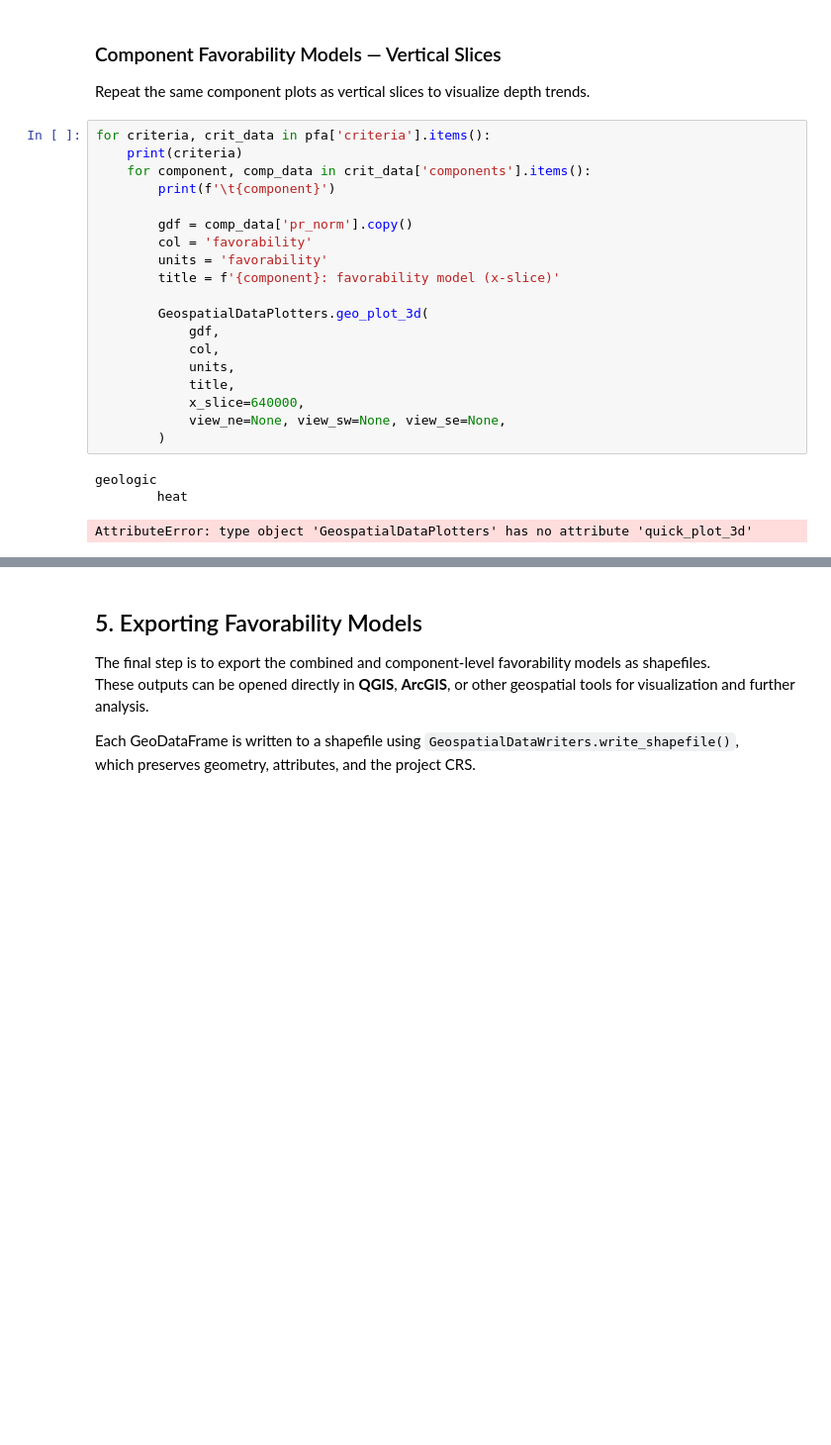
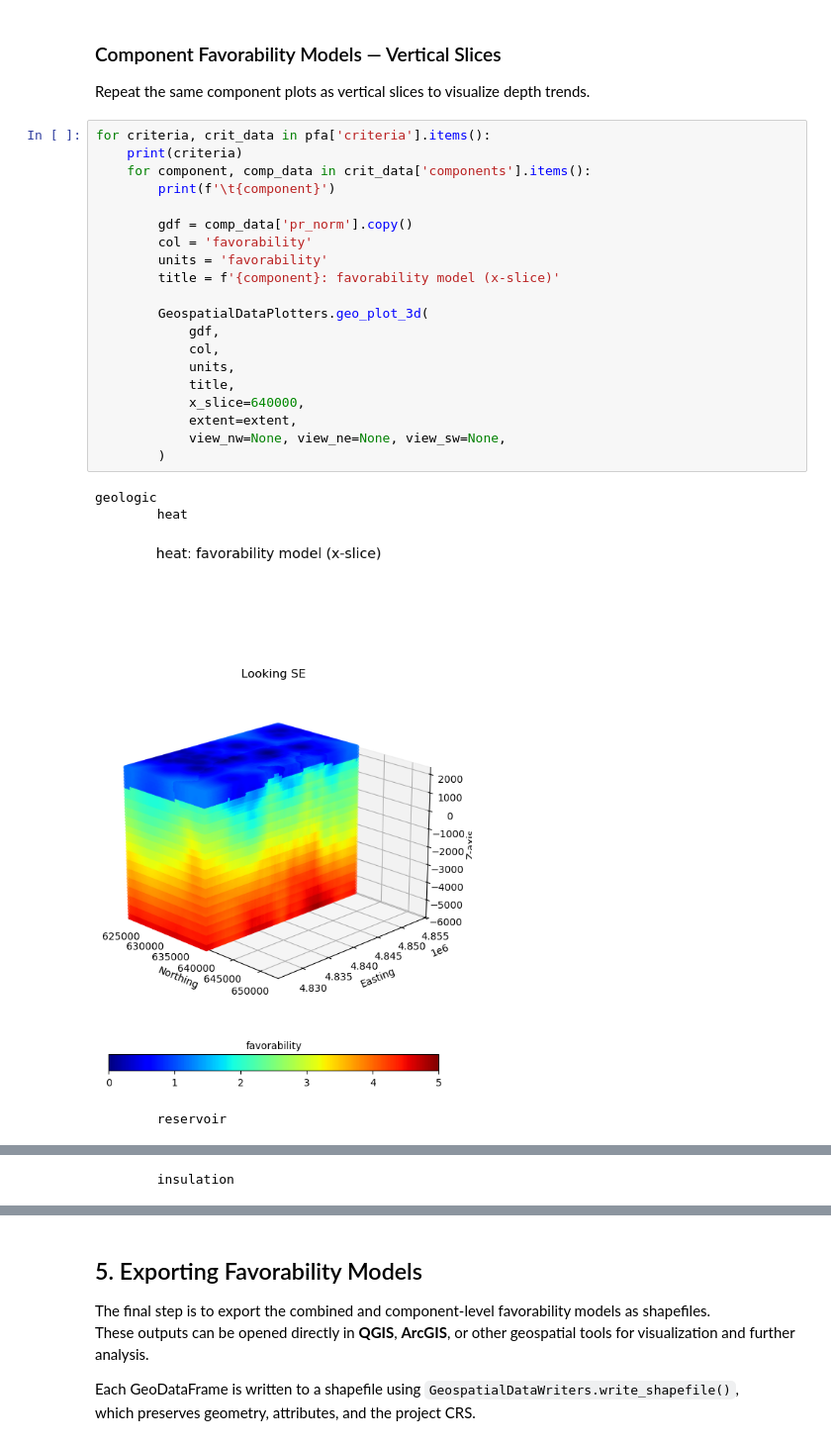
Before and after one commit to NREL/geoPFA, a Jupyter notebook: examples/Newberry/3D/notebooks/2-layer_combination_newberry.ipynb, the cells around one changed output, grey strips where cells are left out. Shown at 99% size. Saved outputs shown, nothing was run; the diff lists cells and outputs as text; blank space fills up the shorter version.

```diff
--- a/examples/Newberry/3D/notebooks/2-layer_combination_newberry.ipynb
+++ b/examples/Newberry/3D/notebooks/2-layer_combination_newberry.ipynb
@@ -240,23 +240,25 @@ Repeat the same component plots as vertical slices to visualize depth trends.
 # %%
 for criteria, crit_data in pfa['criteria'].items():
     print(criteria)
     for component, comp_data in crit_data['components'].items():
         print(f'\t{component}')
 
         gdf = comp_data['pr_norm'].copy()
         col = 'favorability'
         units = 'favorability'
         title = f'{component}: favorability model (x-slice)'
 
         GeospatialDataPlotters.geo_plot_3d(
             gdf,
             col,
             units,
             title,
             x_slice=640000,
-            view_ne=None, view_sw=None, view_se=None,
+            extent=extent,
+            view_nw=None, view_ne=None, view_sw=None,
         )
 # %% [output]
 geologic
         heat
+[figure, added]
-AttributeError: type object 'GeospatialDataPlotters' has no attribute 'quick_plot_3d'
+        reservoir
@@ -262,0 +266 @@ AttributeError: type object 'GeospatialDataPlotters' has no attribute 'quick_plo
+        insulation
```
Also changed, not shown: parts of 3 cells of this notebook.
